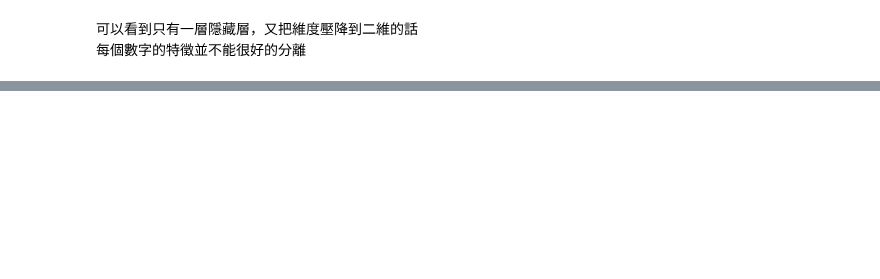
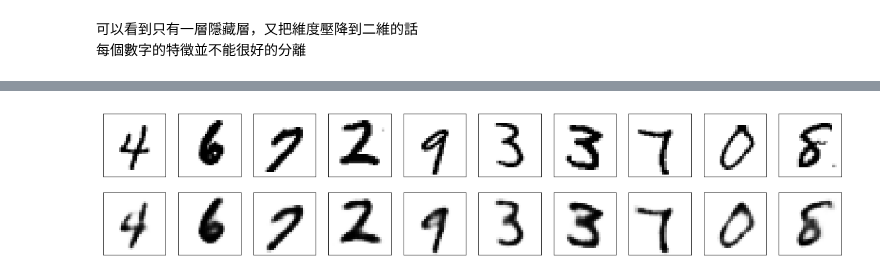
Before and after one commit to Leolewis5/Machine_Learning, a Jupyter notebook: Keras/7. Auto-encoder.ipynb, the cells around one changed output, grey strips where cells are left out. Saved outputs shown, nothing was run; the diff lists cells and outputs as text; code cells hidden in the pictures; blank space fills up the shorter version.

```diff
--- a/Keras/7. Auto-encoder.ipynb
+++ b/Keras/7. Auto-encoder.ipynb
@@ -208,0 +326,7 @@ plot_10_img(auto_en_2)
+# %%
+(x_train_conv,_),(y_test_conv,_)=mnist.load_data()
+
+x_train_conv = x_train_conv.reshape(len(x_train_conv),28,28,1)/255
+y_test_conv = y_test_conv.reshape(len(y_test_conv),28,28,1)/255
+
+auto_en_conv.fit(x_train_conv,x_train_conv,batch_size=360,epochs=30,validation_data=(y_test_conv,y_test_conv),verbose=1)
@@ -208,0 +352,22 @@ plot_10_img(auto_en_2)
+# %%
+def plot_10_img_conv(auto_encoder_function,x_data,compare_img=x_train):
+    plt.figure(figsize=(20, 4))
+    x_predict = auto_encoder_function.predict(x_data) # output result
+    idx=0
+    for i in np.random.randint(0,60000,10):
+        # show origin image
+        ax = plt.subplot(2, 10, idx+1)
+        plt.imshow(compare_img[i].reshape(28, 28),cmap='binary')
+        plt.xticks([])
+        plt.yticks([])
+        # show reconstruct image
+        ax = plt.subplot(2, 10, idx+1+10)
+        plt.imshow(x_predict[i].reshape(28, 28),cmap='binary')
+        idx+=1
+        plt.xticks([])
+        plt.yticks([])
+    plt.show()
+
+plot_10_img_conv(auto_en_conv,x_train_conv)
+# %% [output]
+[figure, added]
```
Also changed, not shown: parts of 23 cells of this notebook.
